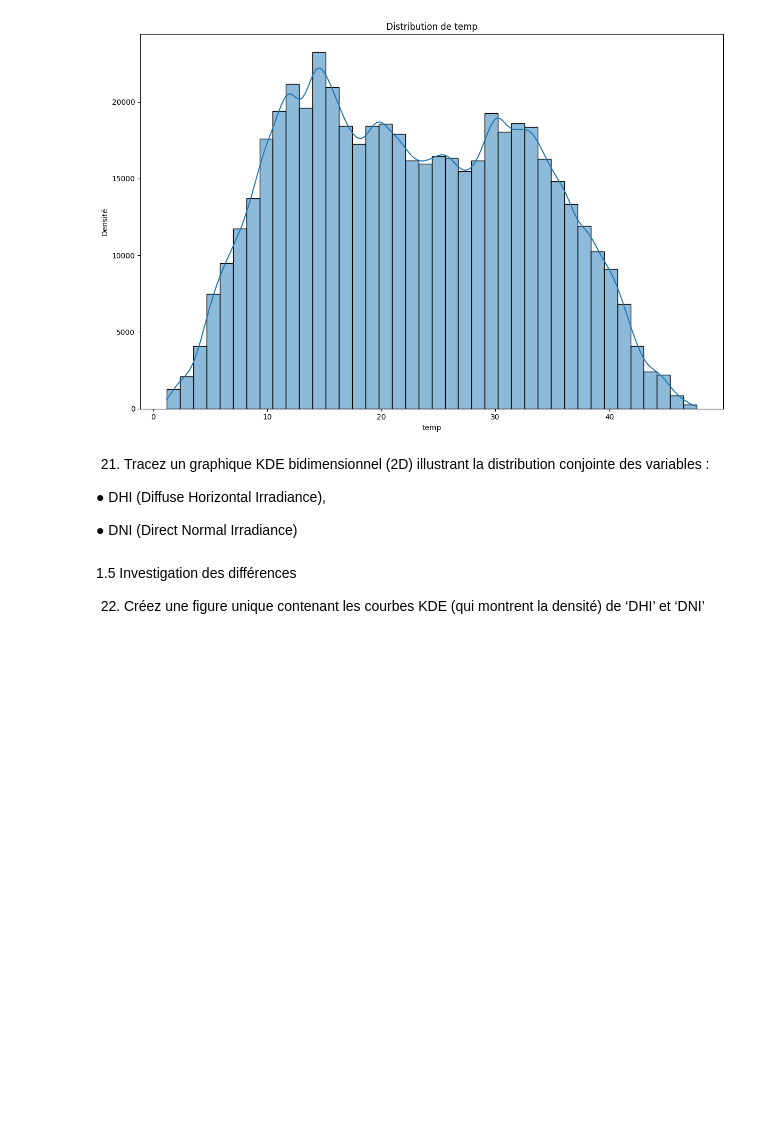
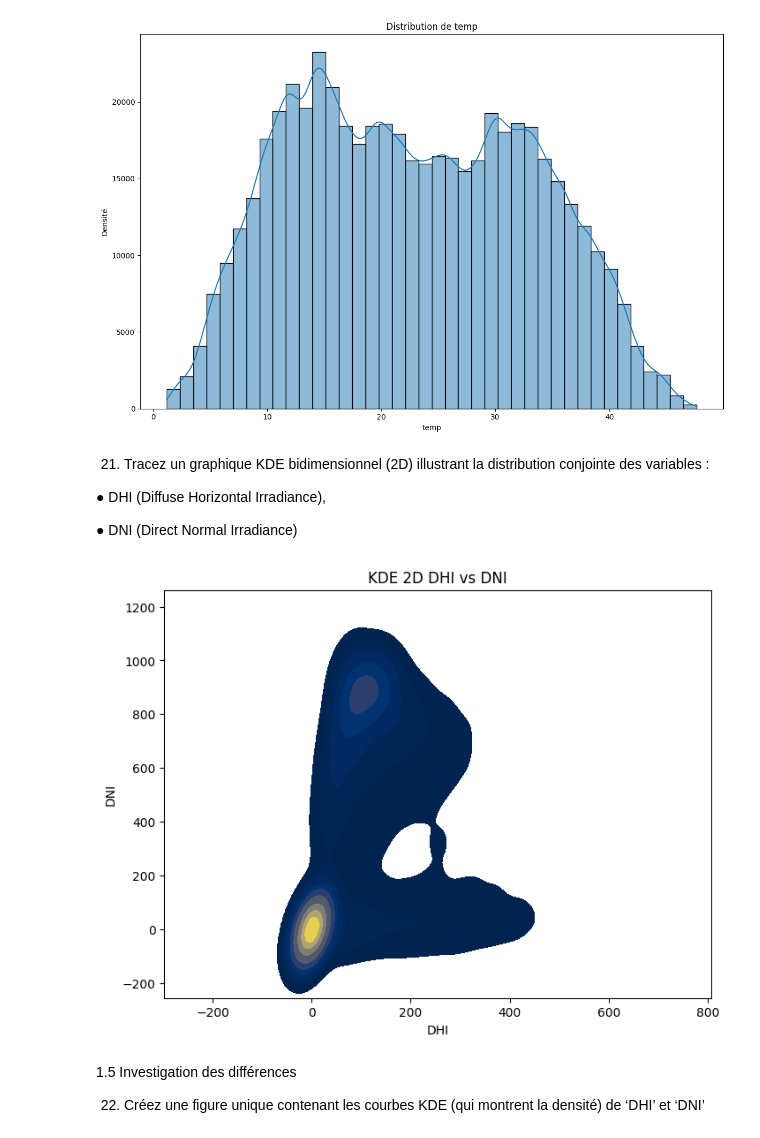
Before and after one commit to Maxime-Mig/Analyse_Visu, a Jupyter notebook: TD2/TD2.ipynb, the cells around one changed output. Saved outputs shown, nothing was run; the diff lists cells and outputs as text; code cells hidden in the pictures; blank space fills up the shorter version.

```diff
--- a/TD2/TD2.ipynb
+++ b/TD2/TD2.ipynb
@@ -691,6 +691,19 @@ des variables :
 ● DHI (Diffuse Horizontal Irradiance),
 
 ● DNI (Direct Normal Irradiance)
+# %%
+plt.figure(figsize=(8, 6))
+peak = df_solar[['dhi', 'dni']].dropna()
+if len(peak) > 20000:
+    peak = peak.sample(20000, random_state=42)
+
+sns.kdeplot(x=peak['dhi'], y=peak['dni'], cmap='cividis', fill=True, thresh=0.05)
+plt.title('KDE 2D DHI vs DNI')
+plt.xlabel('DHI')
+plt.ylabel('DNI')
+plt.show()
+# %% [output]
+[figure, added]
 # %% [markdown]
 1.5 Investigation des différences
 
```
Also changed, not shown: parts of 4 cells of this notebook.
